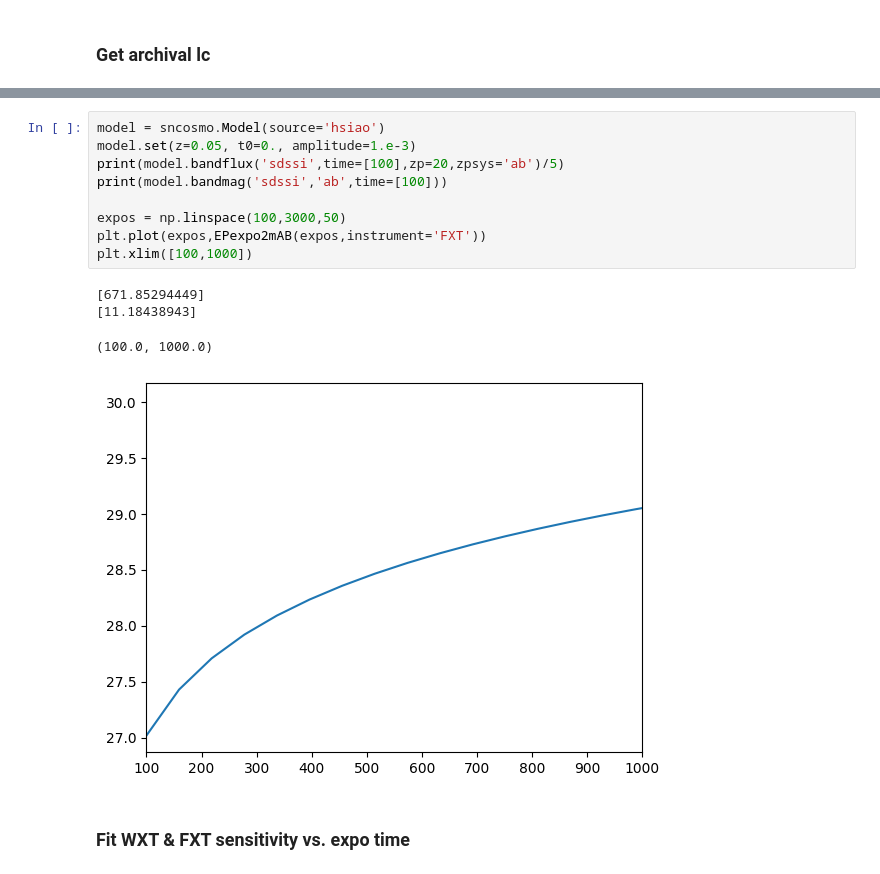
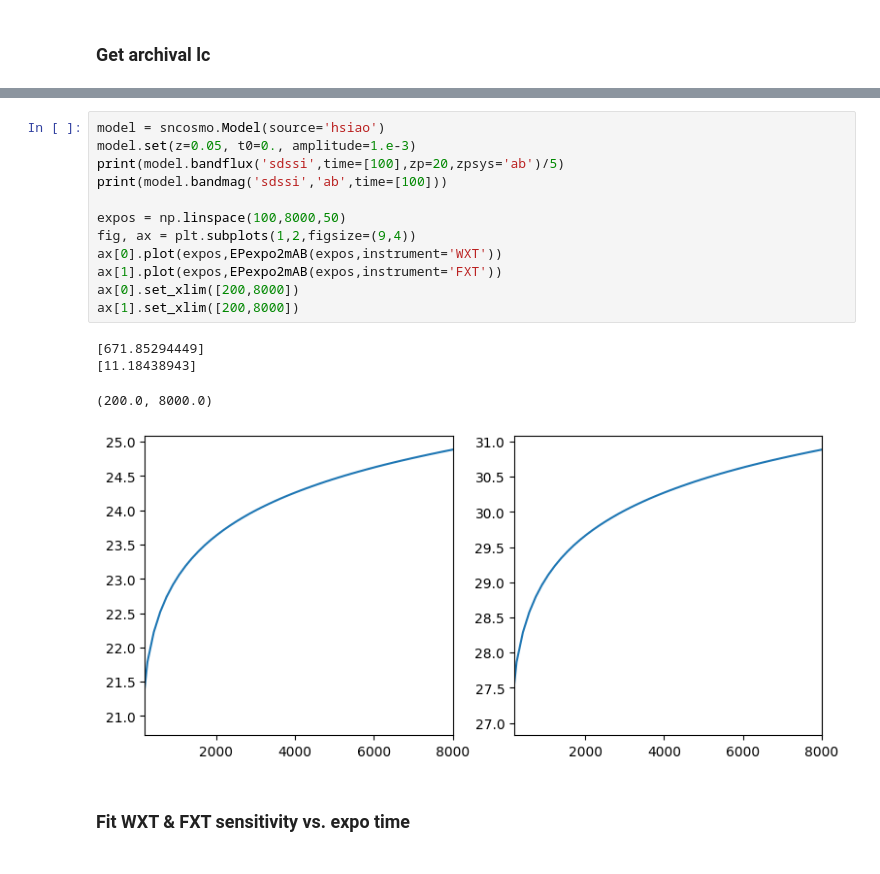
Before and after one commit to LAujust/EPTools, a Jupyter notebook: Examples.ipynb, the cells around one changed output, grey strips where cells are left out. Drawn from its saved outputs; the diff is of its cells as text.

```diff
--- a/Examples.ipynb
+++ b/Examples.ipynb
@@ -40,17 +40,20 @@ for i in range(len(oids)):
 # %%
 model = sncosmo.Model(source='hsiao')
 model.set(z=0.05, t0=0., amplitude=1.e-3)
 print(model.bandflux('sdssi',time=[100],zp=20,zpsys='ab')/5)
 print(model.bandmag('sdssi','ab',time=[100]))
 
-expos = np.linspace(100,3000,50)
-plt.plot(expos,EPexpo2mAB(expos,instrument='FXT'))
-plt.xlim([100,1000])
+expos = np.linspace(100,8000,50)
+fig, ax = plt.subplots(1,2,figsize=(9,4))
+ax[0].plot(expos,EPexpo2mAB(expos,instrument='WXT'))
+ax[1].plot(expos,EPexpo2mAB(expos,instrument='FXT'))
+ax[0].set_xlim([200,8000])
+ax[1].set_xlim([200,8000])
 # %% [output]
 [671.85294449]
 [11.18438943]
-(100.0, 1000.0)
+(200.0, 8000.0)
-[figure, old version]
+[figure, new version]
 # %% [markdown]
 ### Fit WXT & FXT sensitivity vs. expo time
 # %%
```
Also changed, not shown: parts of 2 cells of this notebook, 2 other files.
